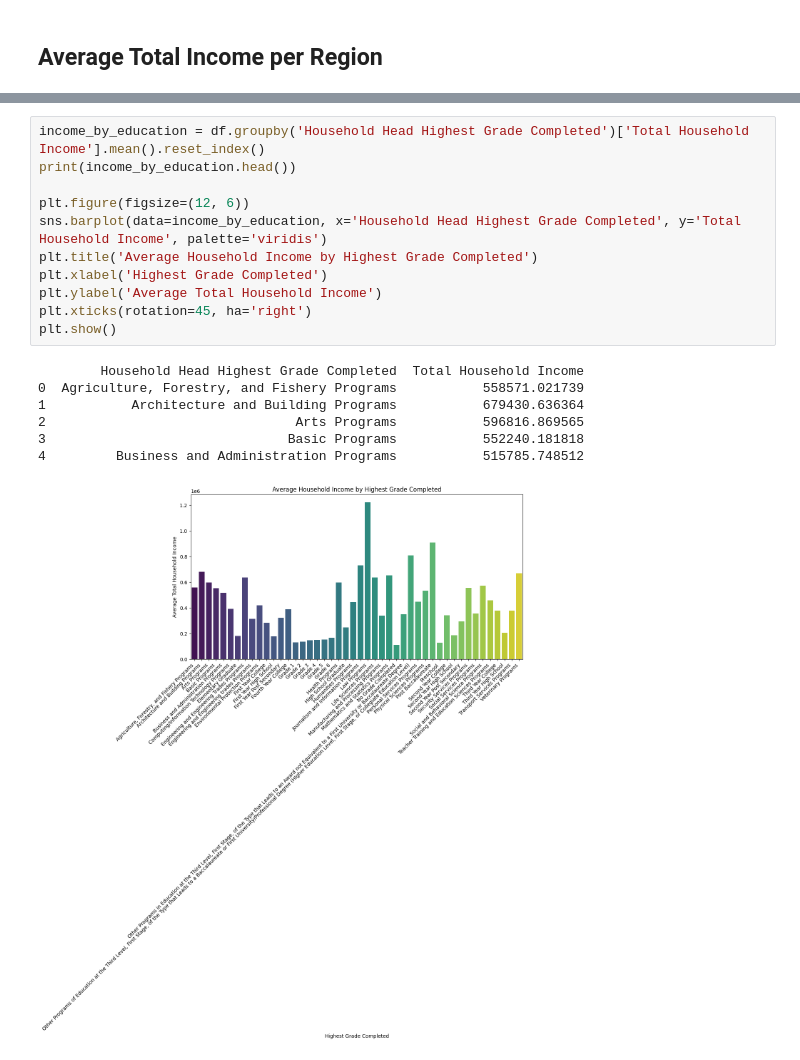
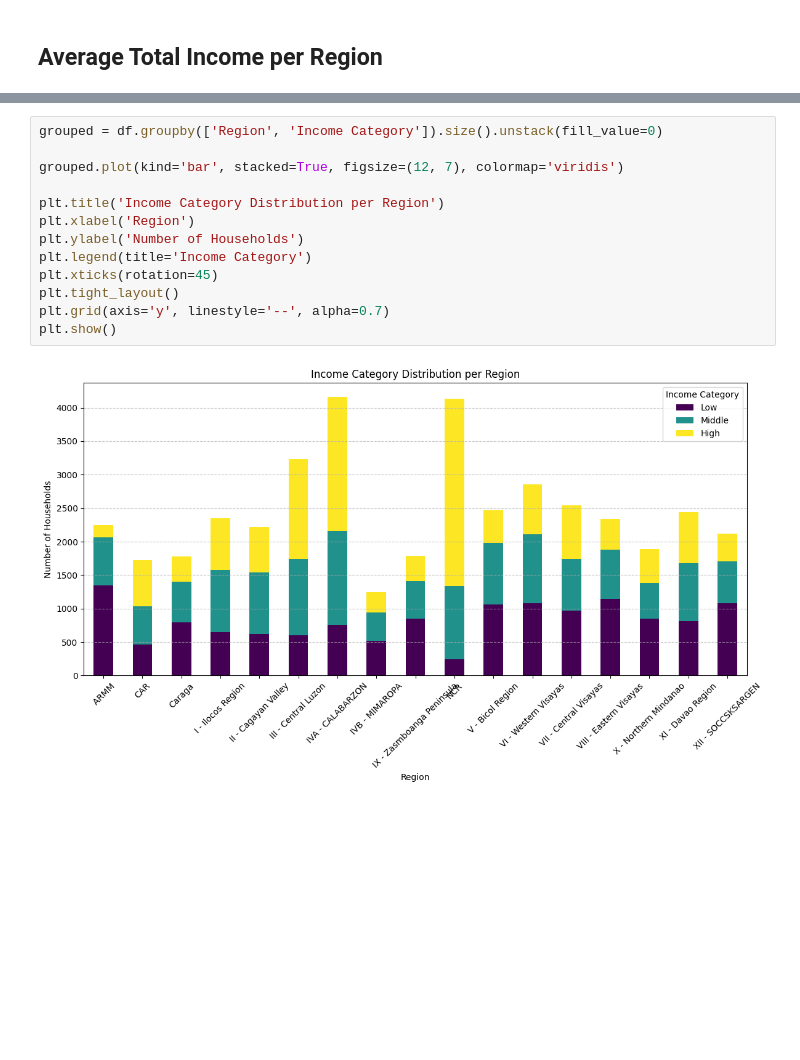
Before and after one commit to Rogemson/UK-Accident-Data-Analysis, a Jupyter notebook: FINALS.ipynb, the cells around one changed output, grey strips where cells are left out. Saved outputs shown, nothing was run; the diff lists cells and outputs as text; blank space fills up the shorter version.

```diff
--- a/FINALS.ipynb
+++ b/FINALS.ipynb
@@ -164,19 +217,15 @@ plt.show()
-# %%
-income_by_education = df.groupby('Household Head Highest Grade Completed')['Total Household Income'].mean().reset_index()
-print(income_by_education.head())
-
-plt.figure(figsize=(12, 6))
-sns.barplot(data=income_by_education, x='Household Head Highest Grade Completed', y='Total Household Income', palette='viridis')
-plt.title('Average Household Income by Highest Grade Completed')
-plt.xlabel('Highest Grade Completed')
-plt.ylabel('Average Total Household Income')
-plt.xticks(rotation=45, ha='right')
-plt.show()
-# %% [output]
-        Household Head Highest Grade Completed  Total Household Income
-0  Agriculture, Forestry, and Fishery Programs           558571.021739
-1           Architecture and Building Programs           679430.636364
-2                                Arts Programs           596816.869565
-3                               Basic Programs           552240.181818
-4         Business and Administration Programs           515785.748512
-[figure, removed]
+# %%
+grouped = df.groupby(['Region', 'Income Category']).size().unstack(fill_value=0)
+
+grouped.plot(kind='bar', stacked=True, figsize=(12, 7), colormap='viridis')
+
+plt.title('Income Category Distribution per Region')
+plt.xlabel('Region')
+plt.ylabel('Number of Households')
+plt.legend(title='Income Category')
+plt.xticks(rotation=45)
+plt.tight_layout()
+plt.grid(axis='y', linestyle='--', alpha=0.7)
+plt.show()
+# %% [output]
+[figure, added]
```
Also changed, not shown: parts of 21 cells of this notebook.
